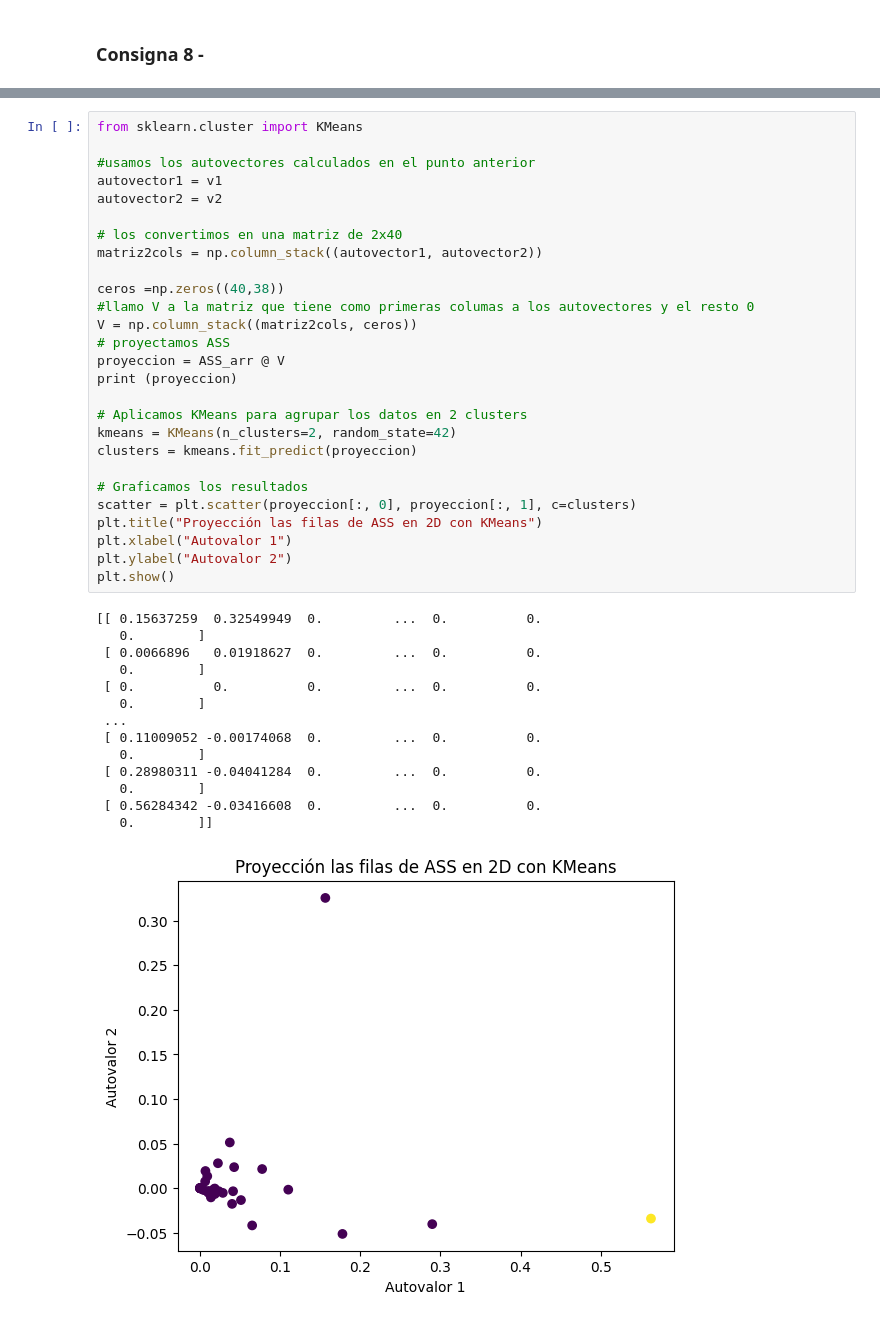
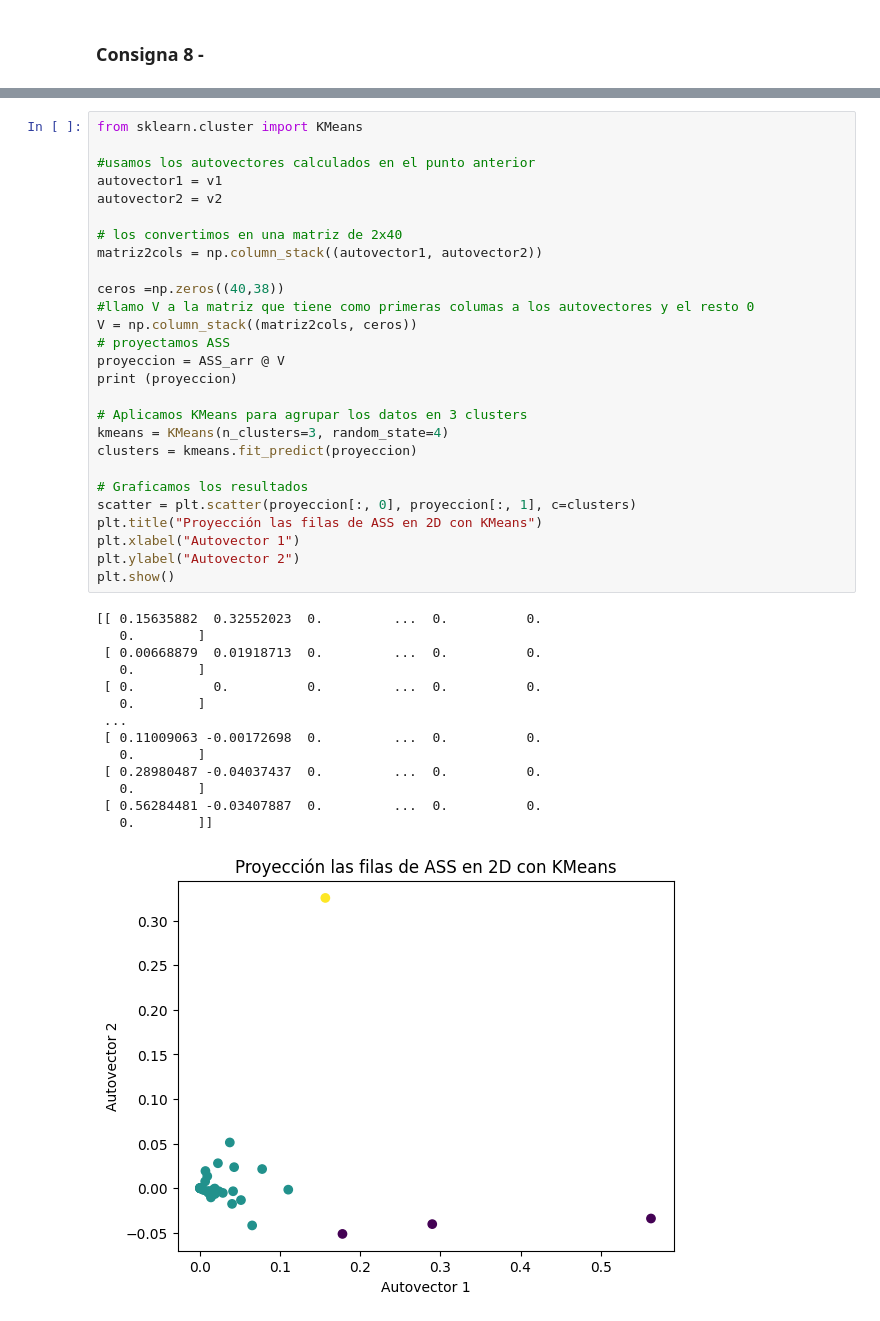
Before and after one commit to SoutoSebastian/TP2-ALC, a Jupyter notebook: TP2/grupo_31_TP2.ipynb, the cells around one changed output, grey strips where cells are left out. Drawn from its saved outputs; the diff is of its cells as text.

```diff
--- a/TP2/grupo_31_TP2.ipynb
+++ b/TP2/grupo_31_TP2.ipynb
@@ -619,40 +571,40 @@ from sklearn.cluster import KMeans
 
 #usamos los autovectores calculados en el punto anterior
 autovector1 = v1
 autovector2 = v2
 
 # los convertimos en una matriz de 2x40
 matriz2cols = np.column_stack((autovector1, autovector2))
 
 ceros =np.zeros((40,38))
 #llamo V a la matriz que tiene como primeras columas a los autovectores y el resto 0
 V = np.column_stack((matriz2cols, ceros))
 # proyectamos ASS
 proyeccion = ASS_arr @ V
 print (proyeccion)
 
-# Aplicamos KMeans para agrupar los datos en 2 clusters
-kmeans = KMeans(n_clusters=2, random_state=42)
+# Aplicamos KMeans para agrupar los datos en 3 clusters
+kmeans = KMeans(n_clusters=3, random_state=4)
 clusters = kmeans.fit_predict(proyeccion)
 
 # Graficamos los resultados
 scatter = plt.scatter(proyeccion[:, 0], proyeccion[:, 1], c=clusters)
 plt.title("Proyección las filas de ASS en 2D con KMeans")
-plt.xlabel("Autovalor 1")
-plt.ylabel("Autovalor 2")
+plt.xlabel("Autovector 1")
+plt.ylabel("Autovector 2")
 plt.show()
 # %% [output]
-[[ 0.15637259  0.32549949  0.         ...  0.          0.
+[[ 0.15635882  0.32552023  0.         ...  0.          0.
    0.        ]
- [ 0.0066896   0.01918627  0.         ...  0.          0.
+ [ 0.00668879  0.01918713  0.         ...  0.          0.
    0.        ]
  [ 0.          0.          0.         ...  0.          0.
    0.        ]
  ...
- [ 0.11009052 -0.00174068  0.         ...  0.          0.
+ [ 0.11009063 -0.00172698  0.         ...  0.          0.
    0.        ]
- [ 0.28980311 -0.04041284  0.         ...  0.          0.
+ [ 0.28980487 -0.04037437  0.         ...  0.          0.
    0.        ]
- [ 0.56284342 -0.03416608  0.         ...  0.          0.
+ [ 0.56284481 -0.03407887  0.         ...  0.          0.
    0.        ]]
-[figure, old version]
+[figure, new version]
```
Also changed, not shown: parts of 13 cells of this notebook.
